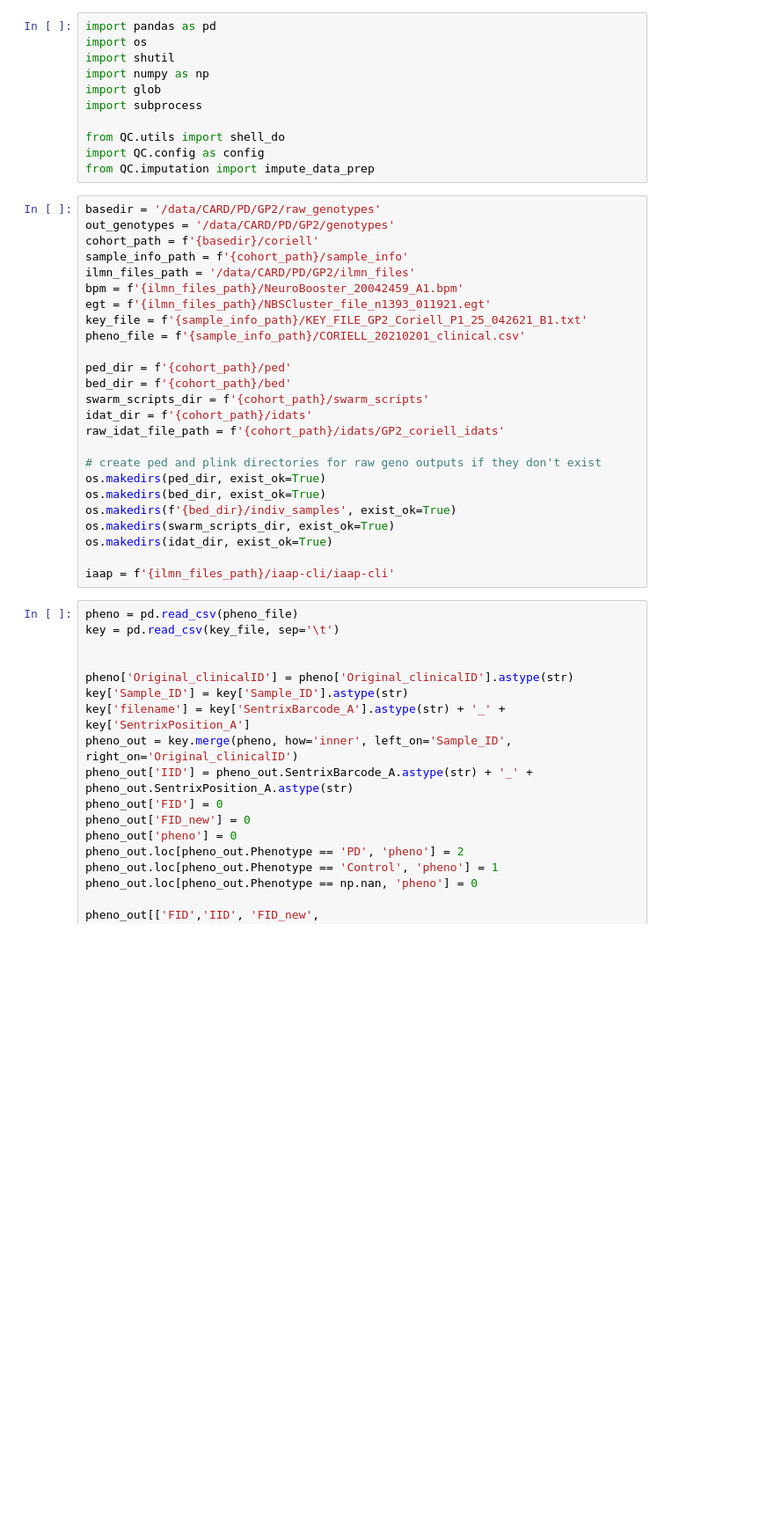
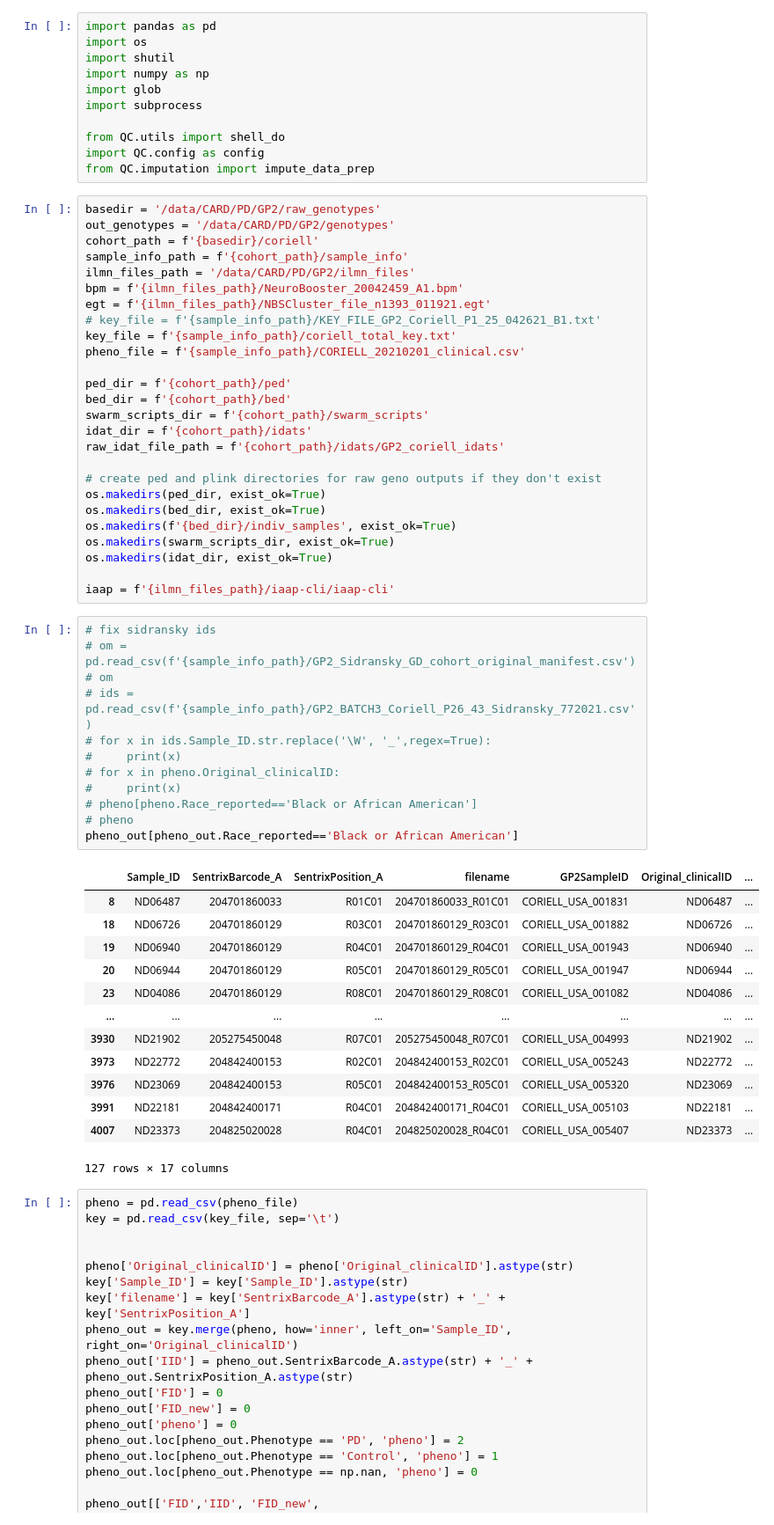
Before and after one commit to dvitale199/GenoTools, a Jupyter notebook: GP2_data_processing/GP2_coriell_processing.ipynb, the cells around one changed output. Shown at 88% size. Saved outputs shown, nothing was run; the diff lists cells and outputs as text; blank space fills up the shorter version.

```diff
--- a/GP2_data_processing/GP2_coriell_processing.ipynb
+++ b/GP2_data_processing/GP2_coriell_processing.ipynb
@@ -17,7 +17,8 @@ sample_info_path = f'{cohort_path}/sample_info'
 ilmn_files_path = '/data/CARD/PD/GP2/ilmn_files'
 bpm = f'{ilmn_files_path}/NeuroBooster_20042459_A1.bpm'
 egt = f'{ilmn_files_path}/NBSCluster_file_n1393_011921.egt'
-key_file = f'{sample_info_path}/KEY_FILE_GP2_Coriell_P1_25_042621_B1.txt'
+# key_file = f'{sample_info_path}/KEY_FILE_GP2_Coriell_P1_25_042621_B1.txt'
+key_file = f'{sample_info_path}/coriell_total_key.txt'
 pheno_file = f'{sample_info_path}/CORIELL_20210201_clinical.csv'
 
 ped_dir = f'{cohort_path}/ped'
@@ -34,6 +35,32 @@ os.makedirs(swarm_scripts_dir, exist_ok=True)
 os.makedirs(idat_dir, exist_ok=True)
 
 iaap = f'{ilmn_files_path}/iaap-cli/iaap-cli'
+# %%
+# fix sidransky ids
+# om = pd.read_csv(f'{sample_info_path}/GP2_Sidransky_GD_cohort_original_manifest.csv')
+# om
+# ids = pd.read_csv(f'{sample_info_path}/GP2_BATCH3_Coriell_P26_43_Sidransky_772021.csv')
+# for x in ids.Sample_ID.str.replace('\W', '_',regex=True):
+#     print(x)
+# for x in pheno.Original_clinicalID:
+#     print(x)
+# pheno[pheno.Race_reported=='Black or African American']
+# pheno
+pheno_out[pheno_out.Race_reported=='Black or African American']
+# %% [output]
+|  | Sample_ID | SentrixBarcode_A | SentrixPosition_A | filename | GP2SampleID | Original_clinicalID | ... |
+| 8 | ND06487 | 204701860033 | R01C01 | 204701860033_R01C01 | CORIELL_USA_001831 | ND06487 | ... |
+| 18 | ND06726 | 204701860129 | R03C01 | 204701860129_R03C01 | CORIELL_USA_001882 | ND06726 | ... |
+| 19 | ND06940 | 204701860129 | R04C01 | 204701860129_R04C01 | CORIELL_USA_001943 | ND06940 | ... |
+| 20 | ND06944 | 204701860129 | R05C01 | 204701860129_R05C01 | CORIELL_USA_001947 | ND06944 | ... |
+| 23 | ND04086 | 204701860129 | R08C01 | 204701860129_R08C01 | CORIELL_USA_001082 | ND04086 | ... |
+| ... | ... | ... | ... | ... | ... | ... | ... |
+| 3930 | ND21902 | 205275450048 | R07C01 | 205275450048_R07C01 | CORIELL_USA_004993 | ND21902 | ... |
+| 3973 | ND22772 | 204842400153 | R02C01 | 204842400153_R02C01 | CORIELL_USA_005243 | ND22772 | ... |
+| 3976 | ND23069 | 204842400153 | R05C01 | 204842400153_R05C01 | CORIELL_USA_005320 | ND23069 | ... |
+| 3991 | ND22181 | 204842400171 | R04C01 | 204842400171_R04C01 | CORIELL_USA_005103 | ND22181 | ... |
+| 4007 | ND23373 | 204825020028 | R04C01 | 204825020028_R04C01 | CORIELL_USA_005407 | ND23373 | ... |
+127 rows × 17 columns
 # %%
 pheno = pd.read_csv(pheno_file)
 key = pd.read_csv(key_file, sep='\t')
```
Also changed, not shown: parts of 12 cells of this notebook, 1 other file.
